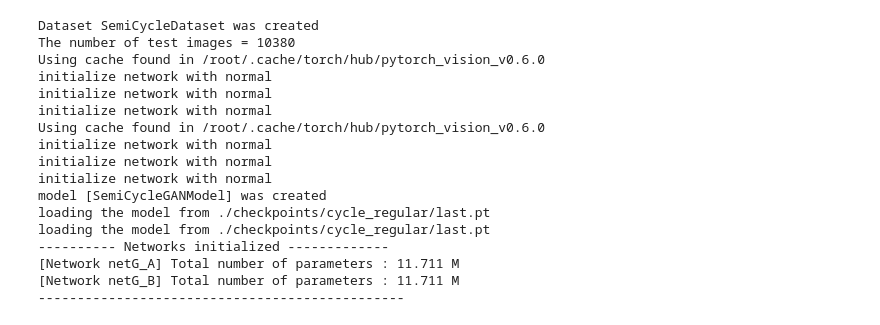
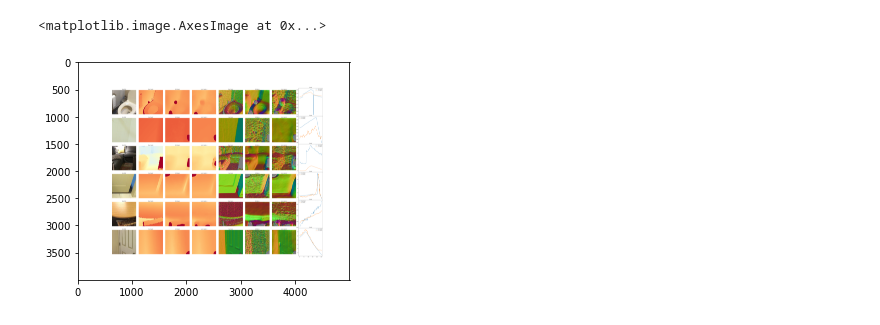
Before and after one commit to maxs-kan/my_cyclegan, a Jupyter notebook: run_2.ipynb, the cells around one changed output. Cells and saved outputs as stored; diff of their text form; code cells hidden in the pictures.

Commit message:
best model

```diff
--- a/run_2.ipynb
+++ b/run_2.ipynb
@@ -4,28 +0,0 @@ os.chdir('/workspace/my_cyclegan')
-# %%
-!python test.py --name cycle_regular\
---dataroot /all_data/Scannet_filtered/\
---load_size_h 320\
---load_size_w 320\
---gpu_ids 3\
---batch_size 30\
---no_data_shuffle\
---save_img\
---phase test
-# %% [output]
-Dataset SemiCycleDataset was created
-The number of test images = 10380
-Using cache found in /root/.cache/torch/hub/pytorch_vision_v0.6.0
-initialize network with normal
-initialize network with normal
-initialize network with normal
-Using cache found in /root/.cache/torch/hub/pytorch_vision_v0.6.0
-initialize network with normal
-initialize network with normal
-initialize network with normal
-model [SemiCycleGANModel] was created
-loading the model from ./checkpoints/cycle_regular/last.pt
-loading the model from ./checkpoints/cycle_regular/last.pt
----------- Networks initialized -------------
-[Network netG_A] Total number of parameters : 11.711 M
-[Network netG_B] Total number of parameters : 11.711 M
------------------------------------------------
@@ -31,0 +4,6 @@ loading the model from ./checkpoints/cycle_regular/last.pt
+# %%
+a = imageio.imread('./wandb/run-20210413_125912-xpvvh9y4/files/media/images/chart_3600_08c9c996.png')
+plt.imshow(a)
+# %% [output]
+<matplotlib.image.AxesImage at 0x...>
+[figure, added]
```
Also changed, not shown: parts of 11 cells of this notebook, 17 other files.
